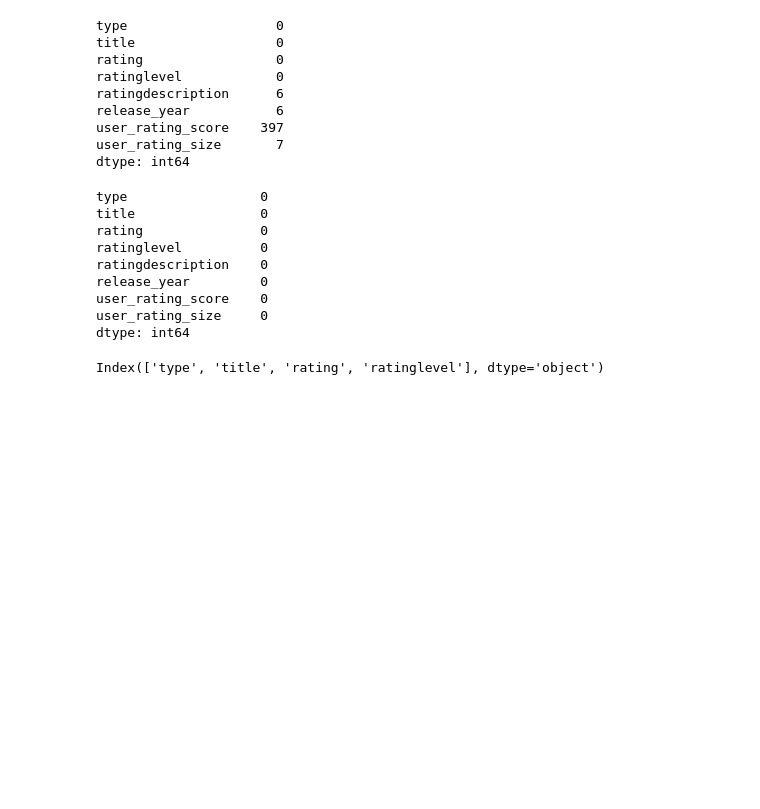
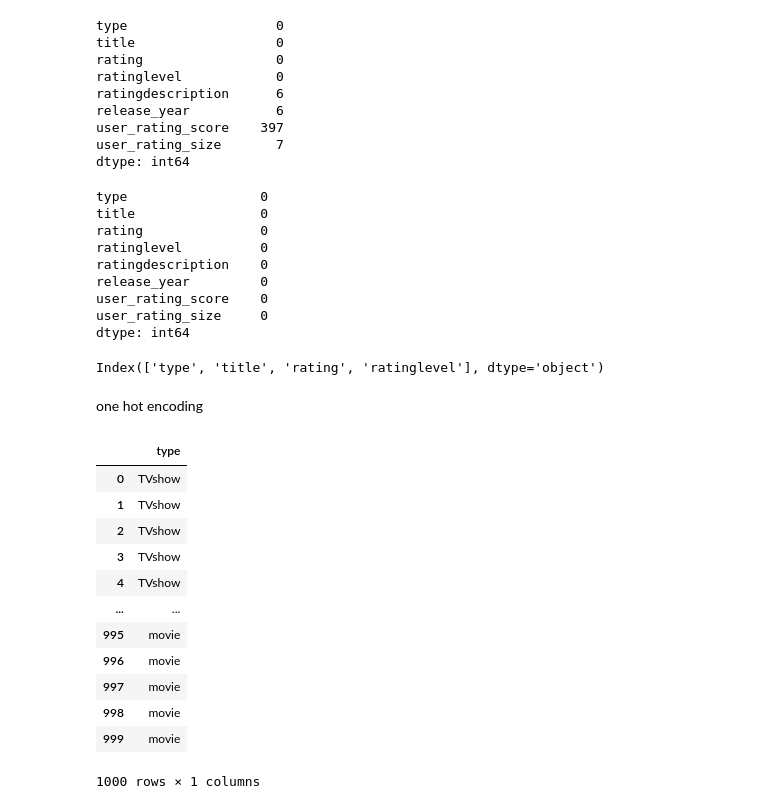
Before and after one commit to dev-tanmay-jana/pandas_python, a Jupyter notebook: machine_learning/machine.ipynb, the cells around one changed output. Cells and saved outputs as stored; diff of their text form; code cells hidden in the pictures; blank space fills up the shorter version.

```diff
--- a/machine_learning/machine.ipynb
+++ b/machine_learning/machine.ipynb
@@ -293,3 +293,22 @@ dtype: int64
 dataset.select_dtypes(include="object").columns
 # %% [output]
 Index(['type', 'title', 'rating', 'ratinglevel'], dtype='object')
+# %% [markdown]
+one hot encoding
+# %%
+new_dataset=dataset[["type"]]
+new_dataset
+# %% [output]
+|  | type |
+| 0 | TVshow |
+| 1 | TVshow |
+| 2 | TVshow |
+| 3 | TVshow |
+| 4 | TVshow |
+| ... | ... |
+| 995 | movie |
+| 996 | movie |
+| 997 | movie |
+| 998 | movie |
+| 999 | movie |
+1000 rows × 1 columns
```
Also changed, not shown: parts of 7 cells of this notebook.
